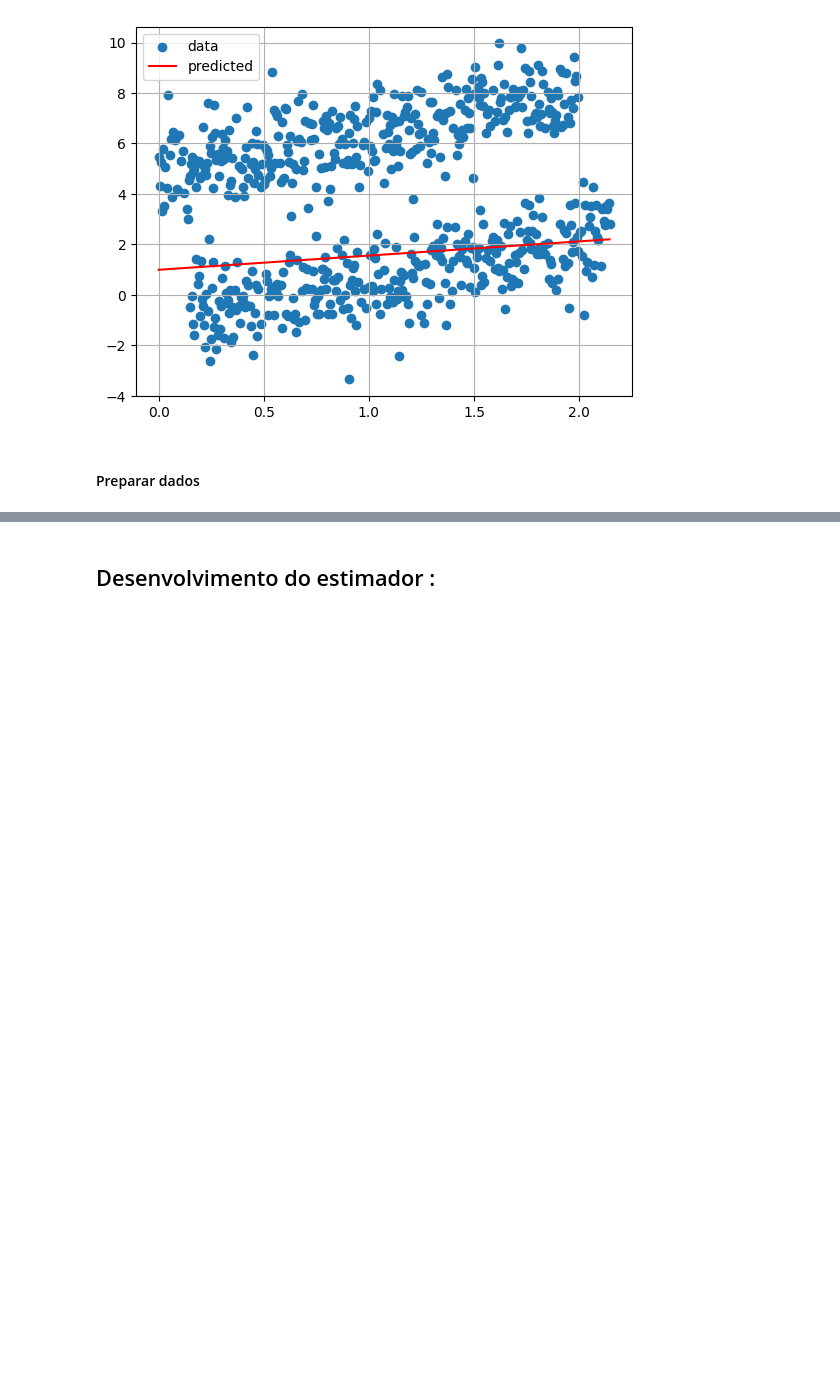
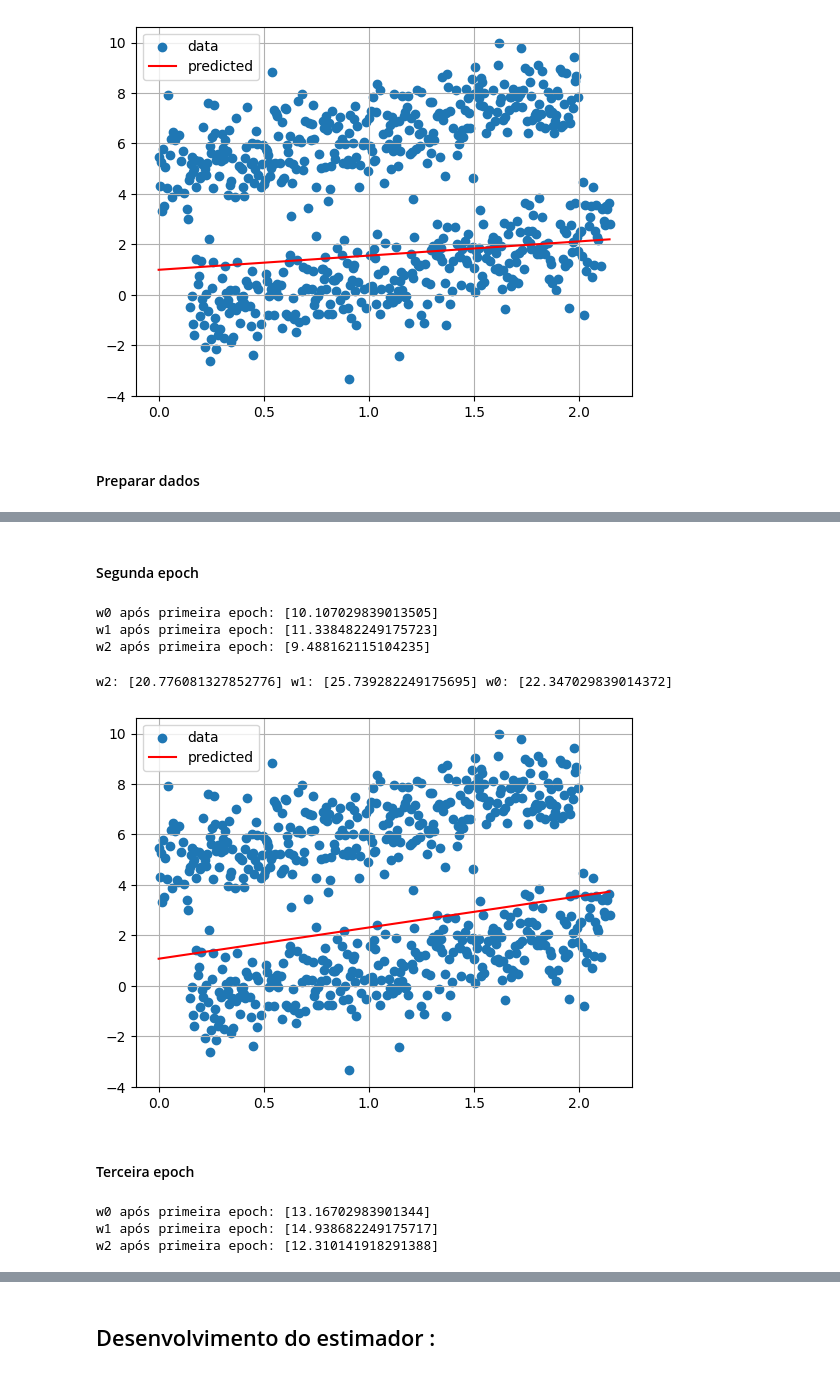
Before and after one commit to LucasSavassa/backend-playground, a Jupyter notebook: linear-classifier/hello-world/LUCAS_PIRES_SAVASSA_N1_B1_S1_2024.ipynb, the cells around one changed output, grey strips where cells are left out. Drawn from its saved outputs; the diff is of its cells as text; code cells hidden in the pictures; blank space fills up the shorter version.

```diff
--- a/linear-classifier/hello-world/LUCAS_PIRES_SAVASSA_N1_B1_S1_2024.ipynb
+++ b/linear-classifier/hello-world/LUCAS_PIRES_SAVASSA_N1_B1_S1_2024.ipynb
@@ -293,0 +303,73 @@ w2: -17972.72635141019 w1: 459.9972322491787 w0: -59.03297016098705
+# %% [markdown]
+#### Segunda epoch
+# %%
+costs = []
+iteracoes = len(treino[["Y"]])
+alpha = 0.01
+
+for i in range(iteracoes):
+    yp = w2*x2[i] + w1*x1[i] + w0
+    error = y[i]*yp
+
+    if(error < 0):
+        costs.append(error)
+
+        d0 = -y[i]
+        w0 = w0 + alpha * d0
+
+        d1 = - y[i]*x1[i]
+        w1 = w1 + alpha * d1
+
+        d2 = - y[i]*x2[i]
+        w2 = w2 + alpha * d2
+
+print("w0 após primeira epoch: " + str(w0))
+print("w1 após primeira epoch: " + str(w1))
+print("w2 após primeira epoch: " + str(w2))
+# %% [output]
+w0 após primeira epoch: [10.107029839013505]
+w1 após primeira epoch: [11.338482249175723]
+w2 após primeira epoch: [9.488162115104235]
+# %%
+yp = w2*x2 + w1*x1 + w0
+
+print("w2: " + str(w2), "w1: " + str(w1), "w0: " + str(w0))
+
+figure, axes = plt.subplots()
+axes.scatter(x1, x2, label="data")
+axes.plot(x1, w0/w2 + w1/w2 * x1, label="predicted", color="red")
+axes.legend()
+axes.grid()
+# %% [output]
+w2: [20.776081327852776] w1: [25.739282249175695] w0: [22.347029839014372]
+[figure, added]
+# %% [markdown]
+#### Terceira epoch
+# %%
+costs = []
+iteracoes = len(treino[["Y"]])
+alpha = 0.01
+
+for i in range(iteracoes):
+    yp = w2*x2[i] + w1*x1[i] + w0
+    error = y[i]*yp
+
+    if(error < 0):
+        costs.append(error)
+
+        d0 = -y[i]
+        w0 = w0 + alpha * d0
+
+        d1 = - y[i]*x1[i]
+        w1 = w1 + alpha * d1
+
+        d2 = - y[i]*x2[i]
+        w2 = w2 + alpha * d2
+
+print("w0 após primeira epoch: " + str(w0))
+print("w1 após primeira epoch: " + str(w1))
+print("w2 após primeira epoch: " + str(w2))
+# %% [output]
+w0 após primeira epoch: [13.16702983901344]
+w1 após primeira epoch: [14.938682249175717]
+w2 após primeira epoch: [12.310141918291388]
```
Also changed, not shown: parts of 12 cells of this notebook, 1 other file.
